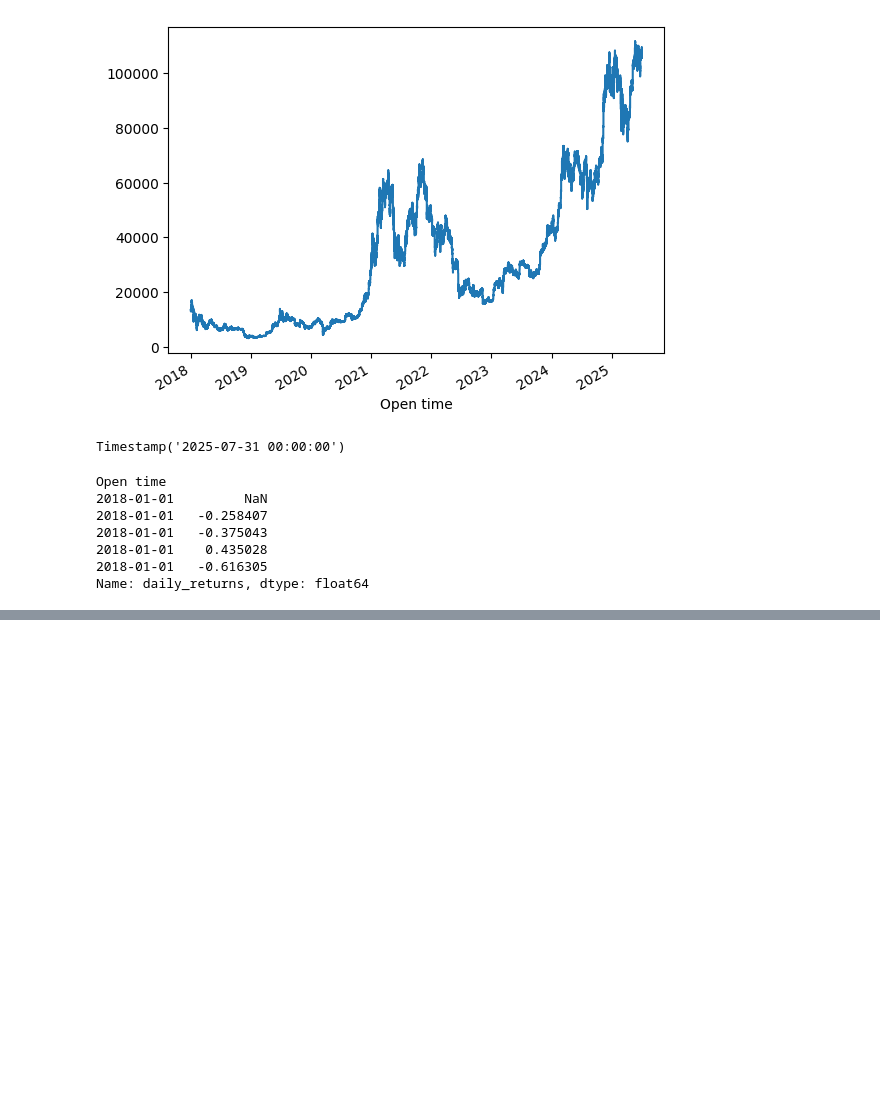
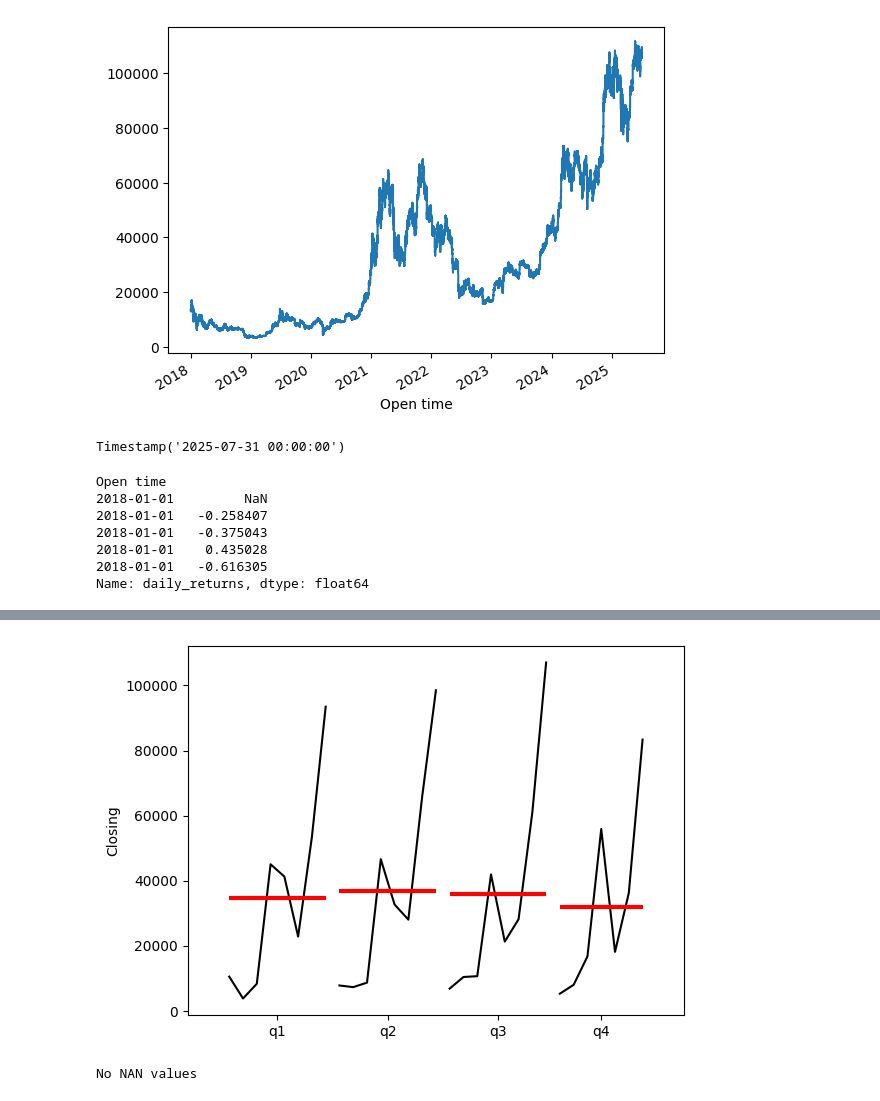
Before and after one commit to john-otienoh/Future_Interns_Projects, a Jupyter notebook: MachineLearningTasks/Task_One/bitcoin_time_series.ipynb, the cells around one changed output, grey strips where cells are left out. Saved outputs shown, nothing was run; the diff lists cells and outputs as text; code cells hidden in the pictures; blank space fills up the shorter version.

```diff
--- a/MachineLearningTasks/Task_One/bitcoin_time_series.ipynb
+++ b/MachineLearningTasks/Task_One/bitcoin_time_series.ipynb
@@ -78,0 +173,16 @@ Name: daily_returns, dtype: float64
+# %%
+quarter_plot(
+    df["Close"].resample('QE').mean(),
+    ylabel='Closing'
+)
+plt.show()
+# %% [output]
+[figure, added]
+# %%
+# check for NAN values
+if df['Close'].isna().any() or np.isinf(df['Close']).any():
+    print("Warning: NaN or Inf values still exist!")
+else:
+    print('No NAN values')
+# %% [output]
+No NAN values
```
Also changed, not shown: parts of 9 cells of this notebook.
